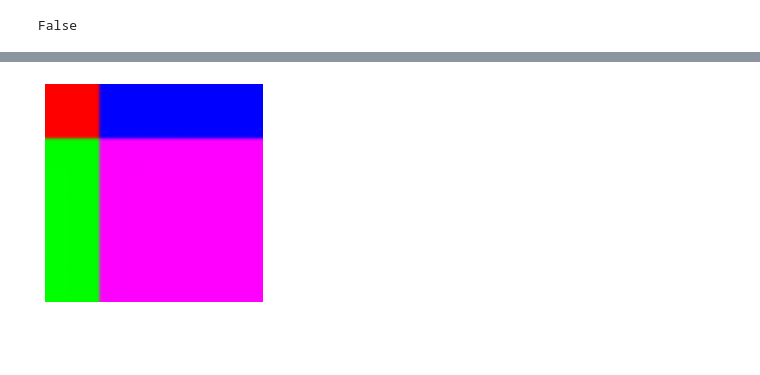
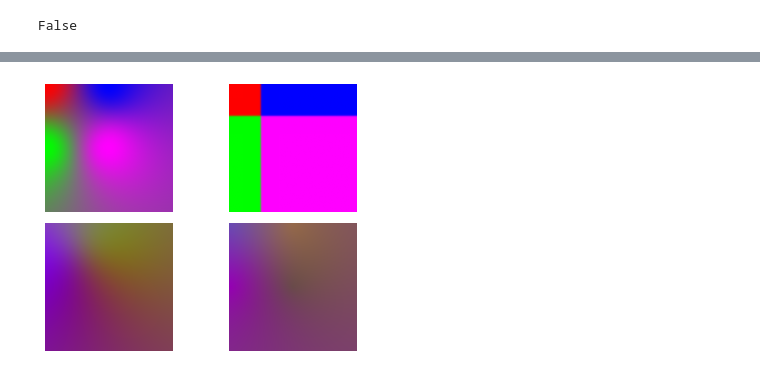
Before and after one commit to ldnam/Interpolation_project, a Jupyter notebook: Interpolation.ipynb, the cells around one changed output, grey strips where cells are left out. Cells and saved outputs as stored; diff of their text form; code cells hidden in the pictures; blank space fills up the shorter version.

```diff
--- a/Interpolation.ipynb
+++ b/Interpolation.ipynb
@@ -71,13 +35,29 @@ plt.show()
-# %%
-for i in range(512):
-    for j in range(512):
-        if not_four_points(i,j):
-            mnpq = exp(-1/1000*r[i,j]**2)
-            t=sum(mnpq)
-            a[j,i]=(s@mnpq)/t
-# %%
-plt.imshow(a)
-plt.axis("off")
-plt.show()
-# %% [output]
-[figure, removed]
+# %%
+def get_a_from_m(m):
+    for x in range(512):
+        for y in range(512):
+            if not_four_points(x,y):
+                a[y,x] = (s@m[x,y])/sum(m[x,y])
+    return a.astype("uint8")
+# %%
+m_mat = [
+  1/(1 + r**2), 	# inverse rbf
+  exp(-1/1000*r**2), 	# exp rbf
+  r**2*log(r), 		# log rbf
+  sqrt(1 + r**2) 	# sqrt rbf
+]
+# %%
+a = [get_a_from_m(m) for m in m_mat]
+# %%
+columns = 2
+rows = 2
+fig = plt.figure()
+for i in range(1, columns*rows +1):
+    fig.add_subplot(rows, columns, i)
+    plt.imshow(a[i-1])
+    plt.axis("off")
+fig.tight_layout()
+# plt.show()
+plt.savefig(os.path.join('out-images', "Interpolation"), dpi=300)
+# %% [output]
+[figure, added]
```
Also changed, not shown: parts of 12 cells of this notebook.
